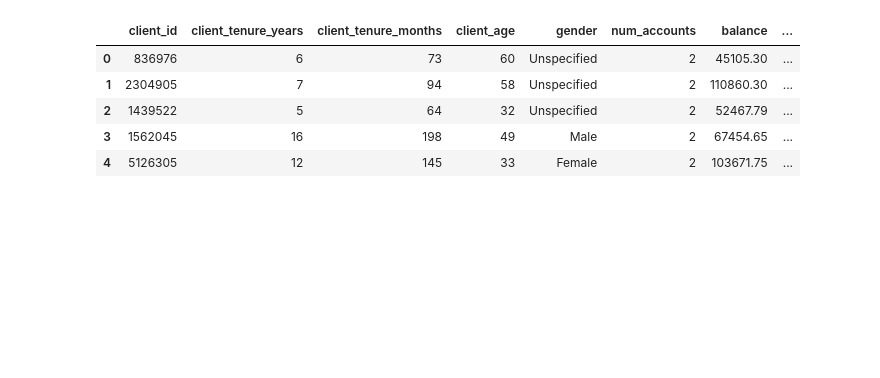
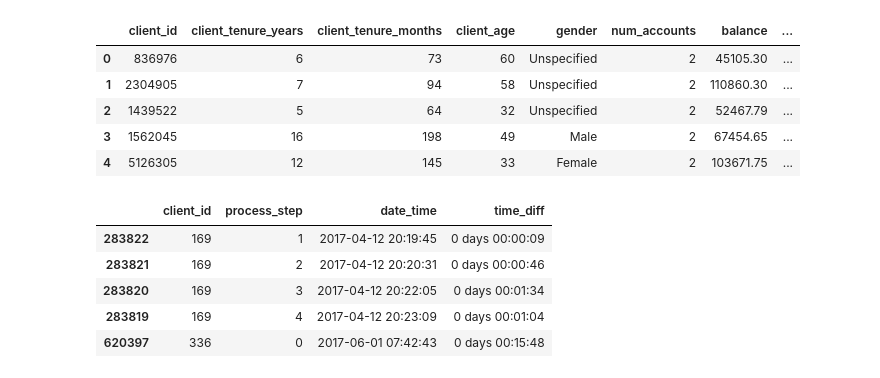
Before and after one commit to bruhu/vanguard-cx-project, a Jupyter notebook: notebooks/bru/kpi_calculations.ipynb, the cells around one changed output. Saved outputs shown, nothing was run; the diff lists cells and outputs as text; code cells hidden in the pictures; blank space fills up the shorter version.

```diff
--- a/notebooks/bru/kpi_calculations.ipynb
+++ b/notebooks/bru/kpi_calculations.ipynb
@@ -281,3 +282,12 @@ merged_final_demo_final_experiment_clients_df.head()
 | 2 | 1439522 | 5 | 64 | 32 | Unspecified | 2 | 52467.79 | ... |
 | 3 | 1562045 | 16 | 198 | 49 | Male | 2 | 67454.65 | ... |
 | 4 | 5126305 | 12 | 145 | 33 | Female | 2 | 103671.75 | ... |
+# %%
+kpi_df.head()
+# %% [output]
+|  | client_id | process_step | date_time | time_diff |
+| 283822 | 169 | 1 | 2017-04-12 20:19:45 | 0 days 00:00:09 |
+| 283821 | 169 | 2 | 2017-04-12 20:20:31 | 0 days 00:00:46 |
+| 283820 | 169 | 3 | 2017-04-12 20:22:05 | 0 days 00:01:34 |
+| 283819 | 169 | 4 | 2017-04-12 20:23:09 | 0 days 00:01:04 |
+| 620397 | 336 | 0 | 2017-06-01 07:42:43 | 0 days 00:15:48 |
```
Also changed, not shown: parts of 4 cells of this notebook.
